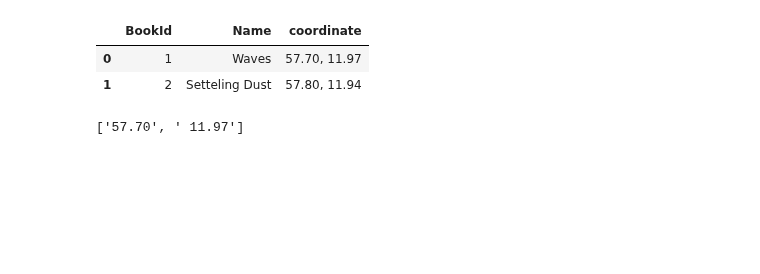
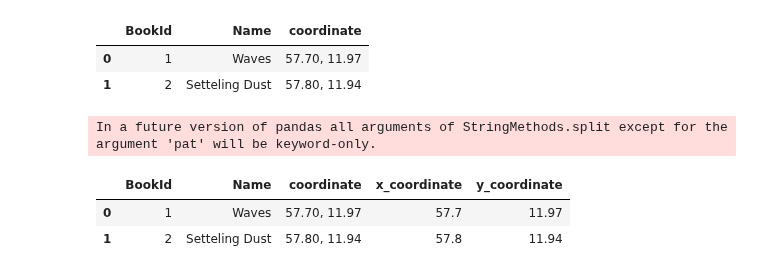
Before and after one commit to FabianAndersson17/Databehandling-Fabian-Andersson, a Jupyter notebook: Exploration.ipynb, the cells around one changed output. Drawn from its saved outputs; the diff is of its cells as text; code cells hidden in the pictures; blank space fills up the shorter version.

```diff
--- a/Exploration.ipynb
+++ b/Exploration.ipynb
@@ -8,9 +8,13 @@ df
 |  | BookId | Name | coordinate |
 | 0 | 1 | Waves | 57.70, 11.97 |
 | 1 | 2 | Setteling Dust | 57.80, 11.94 |
-# %%
-coordinate = df["coordinate"].iloc[0]
-coordinates = coordinate.split(",")
-df_updated = df.insert()
-# %% [output]
-['57.70', ' 11.97']
+# %%
+df_updated = df
+df_updated[["x_coordinate", "y_coordinate"]] = df_updated["coordinate"].str.split(",", 1, expand=True)
+df_updated = df_updated.astype({"x_coordinate": float, "y_coordinate": float})
+df_updated
+# %% [output]
+In a future version of pandas all arguments of StringMethods.split except for the argument 'pat' will be keyword-only.
+|  | BookId | Name | coordinate | x_coordinate | y_coordinate |
+| 0 | 1 | Waves | 57.70, 11.97 | 57.7 | 11.97 |
+| 1 | 2 | Setteling Dust | 57.80, 11.94 | 57.8 | 11.94 |
```
Also changed, not shown: parts of 2 cells of this notebook.
